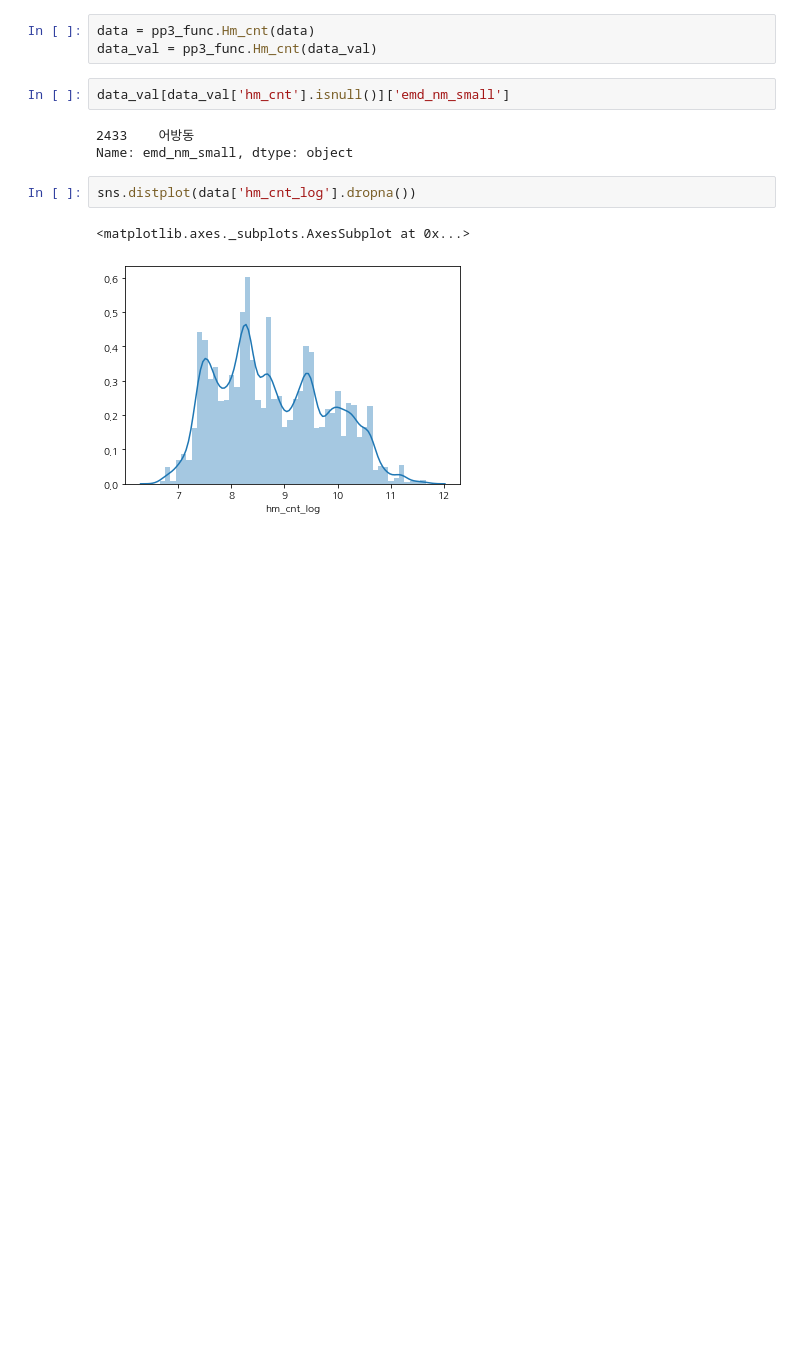
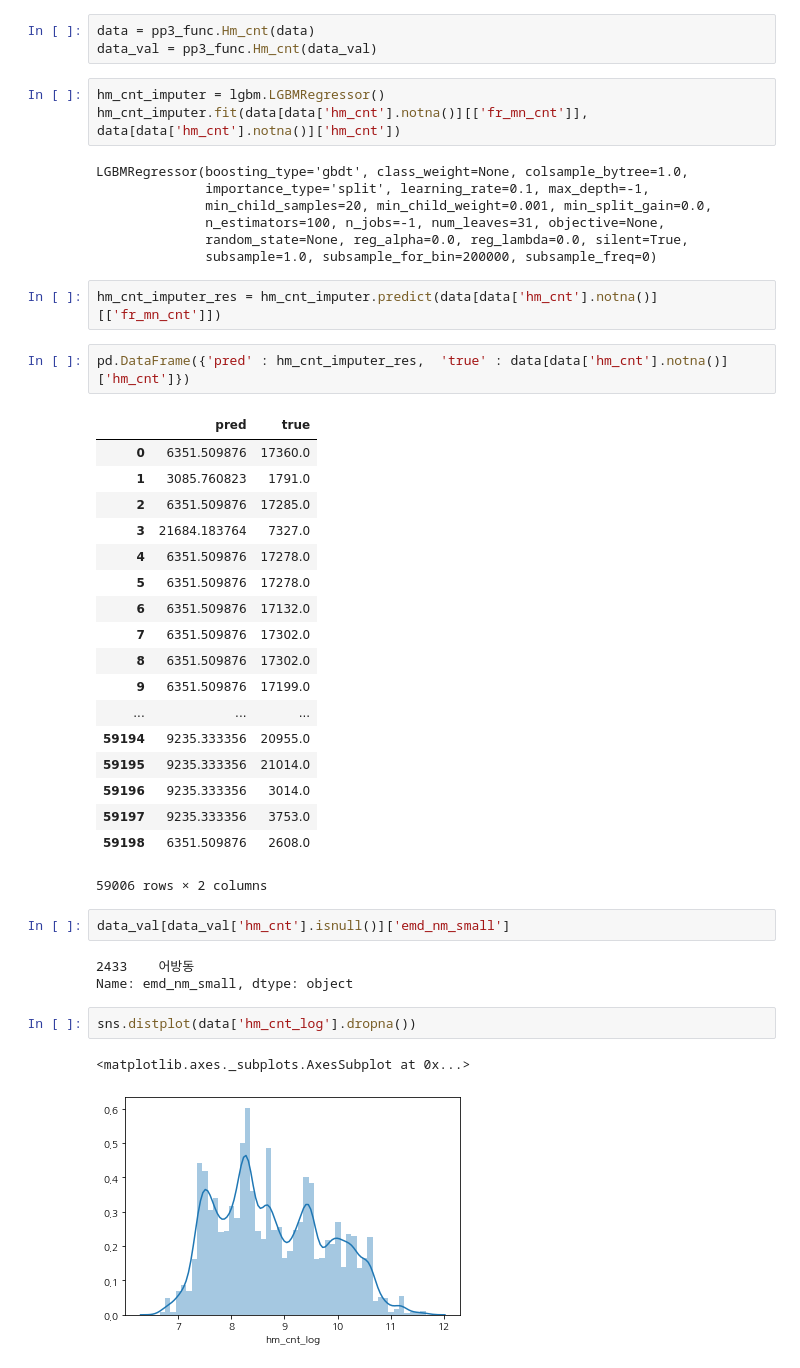
Before and after one commit to ximzzzzz/kimhae_fr_clf, a Jupyter notebook: pp_4th/preprocess_4th.ipynb, the cells around one changed output. Drawn from its saved outputs; the diff is of its cells as text; blank space fills up the shorter version.

```diff
--- a/pp_4th/preprocess_4th.ipynb
+++ b/pp_4th/preprocess_4th.ipynb
@@ -46,6 +79,39 @@ data_val = pp3_func.energy_mean(data_val)
 # %%
 data = pp3_func.Hm_cnt(data)
 data_val = pp3_func.Hm_cnt(data_val)
+# %%
+hm_cnt_imputer = lgbm.LGBMRegressor()
+hm_cnt_imputer.fit(data[data['hm_cnt'].notna()][['fr_mn_cnt']], data[data['hm_cnt'].notna()]['hm_cnt'])
+# %% [output]
+LGBMRegressor(boosting_type='gbdt', class_weight=None, colsample_bytree=1.0,
+              importance_type='split', learning_rate=0.1, max_depth=-1,
+              min_child_samples=20, min_child_weight=0.001, min_split_gain=0.0,
+              n_estimators=100, n_jobs=-1, num_leaves=31, objective=None,
+              random_state=None, reg_alpha=0.0, reg_lambda=0.0, silent=True,
+              subsample=1.0, subsample_for_bin=200000, subsample_freq=0)
+# %%
+hm_cnt_imputer_res = hm_cnt_imputer.predict(data[data['hm_cnt'].notna()][['fr_mn_cnt']])
+# %%
+pd.DataFrame({'pred' : hm_cnt_imputer_res,  'true' : data[data['hm_cnt'].notna()]['hm_cnt']})
+# %% [output]
+|  | pred | true |
+| 0 | 6351.509876 | 17360.0 |
+| 1 | 3085.760823 | 1791.0 |
+| 2 | 6351.509876 | 17285.0 |
+| 3 | 21684.183764 | 7327.0 |
+| 4 | 6351.509876 | 17278.0 |
+| 5 | 6351.509876 | 17278.0 |
+| 6 | 6351.509876 | 17132.0 |
+| 7 | 6351.509876 | 17302.0 |
+| 8 | 6351.509876 | 17302.0 |
+| 9 | 6351.509876 | 17199.0 |
+| ... | ... | ... |
+| 59194 | 9235.333356 | 20955.0 |
+| 59195 | 9235.333356 | 21014.0 |
+| 59196 | 9235.333356 | 3014.0 |
+| 59197 | 9235.333356 | 3753.0 |
+| 59198 | 6351.509876 | 2608.0 |
+59006 rows × 2 columns
 # %%
 data_val[data_val['hm_cnt'].isnull()]['emd_nm_small']
 # %% [output]
```
Also changed, not shown: parts of 28 cells of this notebook, 9 other files.
